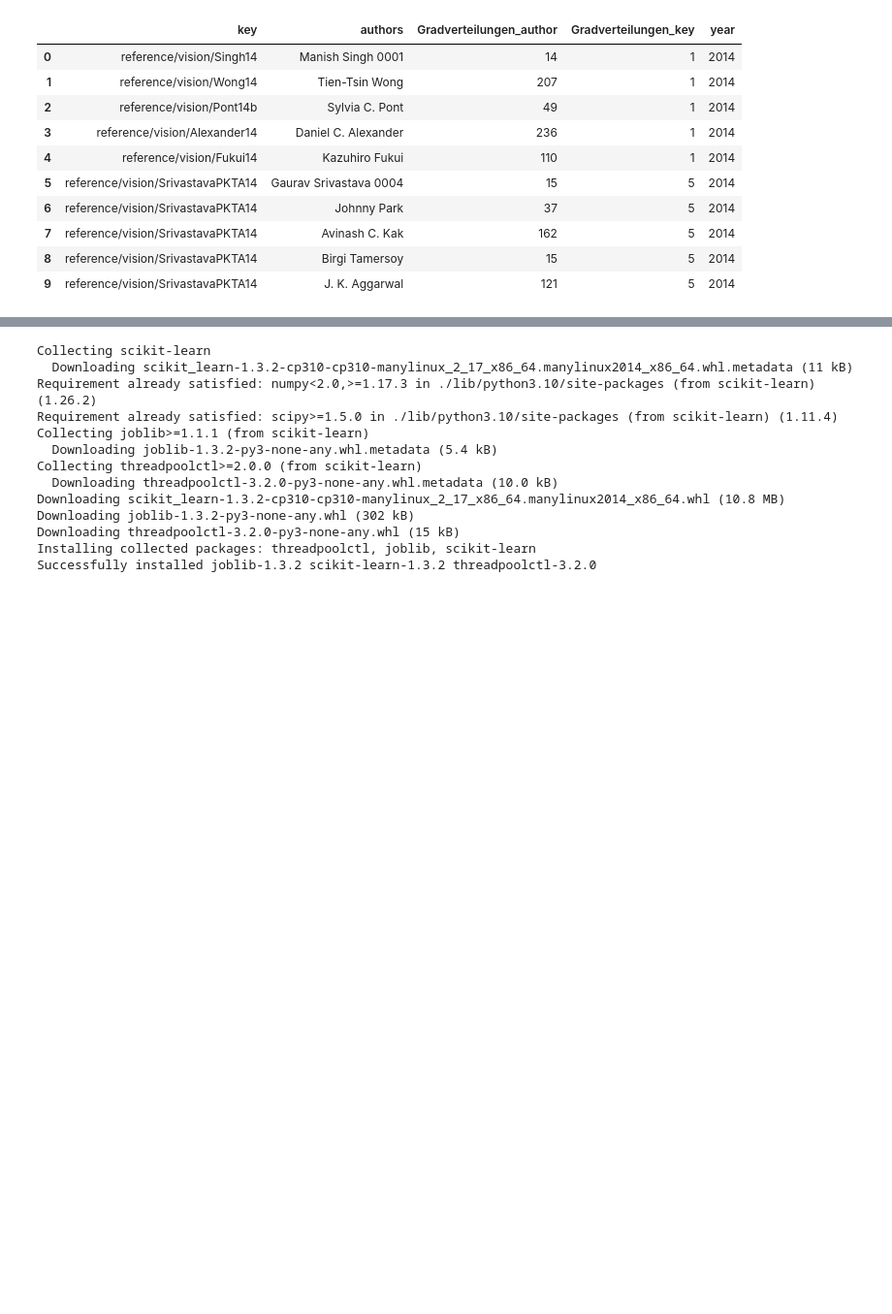
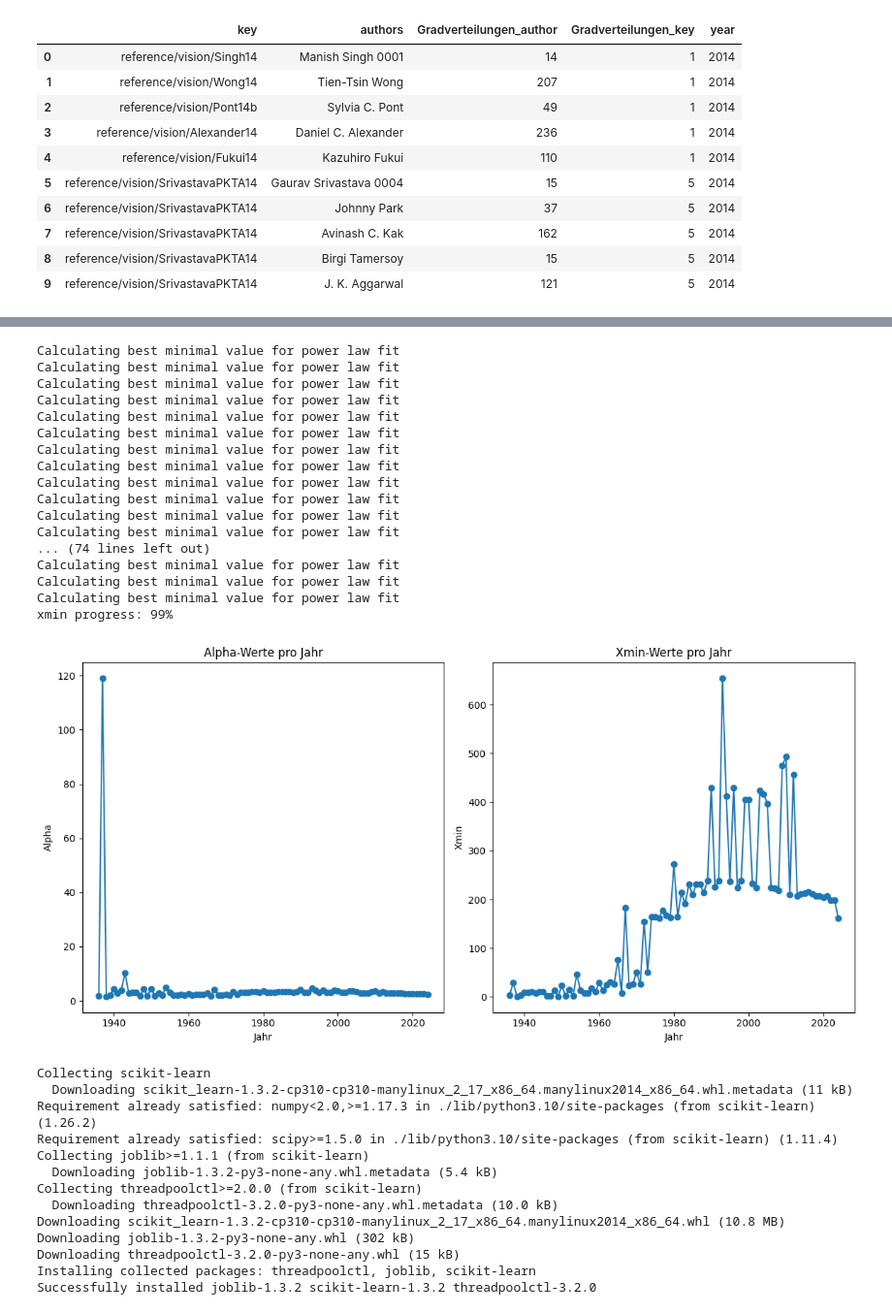
Before and after one commit to Maroo123/Ba_Arbeit, a Jupyter notebook: Power-law.ipynb, the cells around one changed output, grey strips where cells are left out. Shown at 97% size. Cells and saved outputs as stored; diff of their text form; code cells hidden in the pictures; blank space fills up the shorter version.

Commit message:
Add files via upload
Power-law

```diff
--- a/Power-law.ipynb
+++ b/Power-law.ipynb
@@ -690,3 +1411,66 @@ test_df = df[df['year'] >= test_year_start]
+# %%
+import pandas as pd
+import powerlaw
+import matplotlib.pyplot as plt
+
+# Angenommen, df ist Ihr DataFrame
+
+# Einzigartige Jahre extrahieren
+unique_years = sorted(df['year'].unique())
+
+# Listen für die Plot-Werte
+alphas = []
+xmin_values = []
+years_with_data = []
+
+# Für jedes Jahr die Power-Law-Parameter berechnen und speichern
+for year in unique_years:
+    data = df[df['year'] == year]['Gradverteilungen_author'].values
+    if len(data) > 0:
+        try:
+            fit = powerlaw.Fit(data)
+            alphas.append(fit.alpha)
+            xmin_values.append(fit.xmin)
+            years_with_data.append(year)
+        except Exception as e:
+            print(f"Konnte Power-Law für das Jahr {year} nicht anpassen: {e}")
+
+# Alpha-Werte plotten
+plt.figure(figsize=(12, 6))
+plt.subplot(1, 2, 1)
+plt.plot(years_with_data, alphas, marker='o')
+plt.title('Alpha-Werte pro Jahr')
+plt.xlabel('Jahr')
+plt.ylabel('Alpha')
+
+# Xmin-Werte plotten
+plt.subplot(1, 2, 2)
+plt.plot(years_with_data, xmin_values, marker='o')
+plt.title('Xmin-Werte pro Jahr')
+plt.xlabel('Jahr')
+plt.ylabel('Xmin')
+
+plt.tight_layout()
+plt.show()
+# %% [output]
+Calculating best minimal value for power law fit
+Calculating best minimal value for power law fit
+Calculating best minimal value for power law fit
+Calculating best minimal value for power law fit
+Calculating best minimal value for power law fit
+Calculating best minimal value for power law fit
+Calculating best minimal value for power law fit
+Calculating best minimal value for power law fit
+Calculating best minimal value for power law fit
+Calculating best minimal value for power law fit
+Calculating best minimal value for power law fit
+Calculating best minimal value for power law fit
+... (74 lines left out)
+Calculating best minimal value for power law fit
+Calculating best minimal value for power law fit
+Calculating best minimal value for power law fit
+xmin progress: 99%
+[figure, added]
 # %%
 !pip install scikit-learn
 # %% [output]
```
Also changed, not shown: parts of 46 cells of this notebook.
